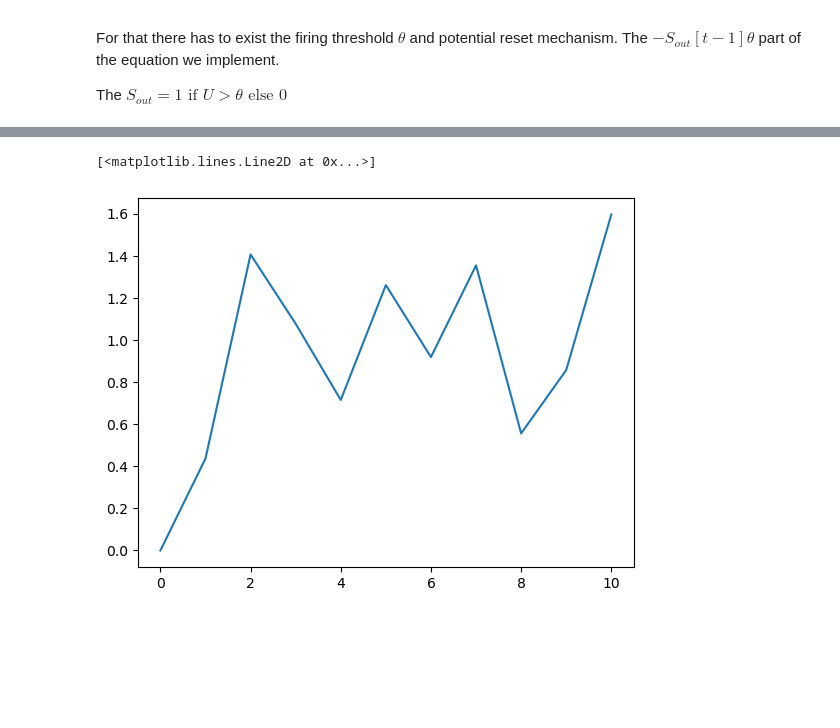
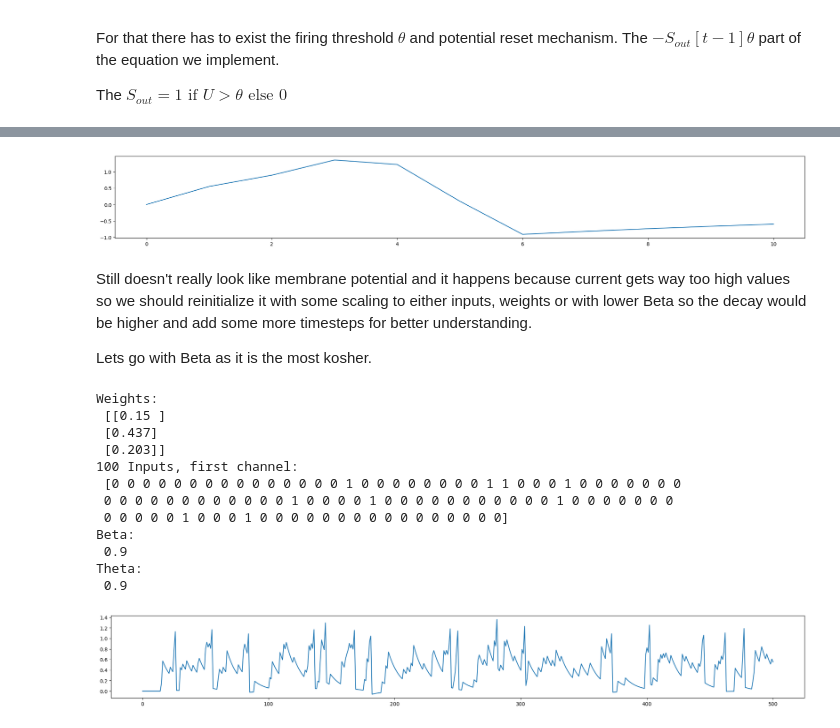
Before and after one commit to Laz4rz/spikingNeuralNetworks, a Jupyter notebook: 02_membrane.ipynb, the cells around one changed output, grey strips where cells are left out. Drawn from its saved outputs; the diff is of its cells as text; code cells hidden in the pictures; blank space fills up the shorter version.

```diff
--- a/02_membrane.ipynb
+++ b/02_membrane.ipynb
@@ -4,6 +4,11 @@ import math
 import matplotlib.pyplot as plt
 
 np.set_printoptions(precision=3)
+
+def plot(x, width=25, length=3):
+    plt.figure(figsize=(width, length))
+    plt.plot(x)
+    plt.show()
 # %% [markdown]
 Implementing:
 
@@ -11,7 +16,7 @@ Implementing:
 # %% [markdown]
 Random 3 inputs $X$ and weights $W$ for 10 timesteps. Beta is usually set manually, but could be learnable as well.
 # %%
-X = np.random.random(size=(3, 10))
+X = np.random.randint(2, size=(3, 100))
 W = np.random.random(size=(3, 1))
 Beta = 0.9
 print("Weights: \n", W)
@@ -58,19 +70,57 @@ The $S_{out} = 1 \text{ if } U > \theta \text{ else } 0$
 # %%
 Theta = 1
 membrane_potential = [0]
-spikes = []
+spikes = [0]
 for t in range(10):
-    I = (W * X[:, t, None]).sum()
-    U = Beta * membrane_potential[-1] + I
+    I = (W.T @ X[:, t, None])[0][0]
+    U = Beta * membrane_potential[-1] + I - spikes[-1] * Theta
     if membrane_potential[-1] > Theta:
-        U -= Theta * 1
         S_out = 1
     else:
         S_out = 0
     spikes.append(S_out)
     membrane_potential.append(U)
 
-plt.plot(membrane_potential)
+plot(membrane_potential)
 # %% [output]
-[<matplotlib.lines.Line2D at 0x...>]
-[figure, old version]
+[figure, new version]
+# %% [markdown]
+Still doesn't really look like membrane potential and it happens because current gets way too high values so we should reinitialize it with some scaling to either inputs, weights or with lower Beta so the decay would be higher and add some more timesteps for better understanding.
+
+Lets go with Beta as it is the most kosher.
+# %%
+Theta = 1
+timesteps = 500
+X = np.random.choice([0, 1], p=[0.9, 0.1], size=(3, timesteps))
+W = np.random.random(size=(3, 1))
+Beta = 0.9
+print("Weights: \n", W)
+print("100 Inputs, first channel: \n", X[1, :100])
+print("Beta: \n", Beta)
+print("Theta: \n", Beta)
+# %% [output]
+Weights:
+ [[0.15 ]
+ [0.437]
+ [0.203]]
+100 Inputs, first channel:
+ [0 0 0 0 0 0 0 0 0 0 0 0 0 0 0 1 0 0 0 0 0 0 0 0 1 1 0 0 0 1 0 0 0 0 0 0 0
+ 0 0 0 0 0 0 0 0 0 0 0 0 1 0 0 0 0 1 0 0 0 0 0 0 0 0 0 0 0 1 0 0 0 0 0 0 0
+ 0 0 0 0 0 1 0 0 0 1 0 0 0 0 0 0 0 0 0 0 0 0 0 0 0 0]
+Beta:
+ 0.9
+Theta:
+ 0.9
+# %%
+membrane_potential = [0]
+spikes = [0]
+for t in range(timesteps):
+    I = (W * X[:, t, None]).sum()
+    U = Beta * membrane_potential[-1] + I - spikes[-1] * Theta
+    S_out = 1 if U > Theta else 0
+    spikes.append(S_out)
+    membrane_potential.append(U)
+
+plot(membrane_potential)
+# %% [output]
+[figure, added]
```
Also changed, not shown: parts of 6 cells of this notebook.
